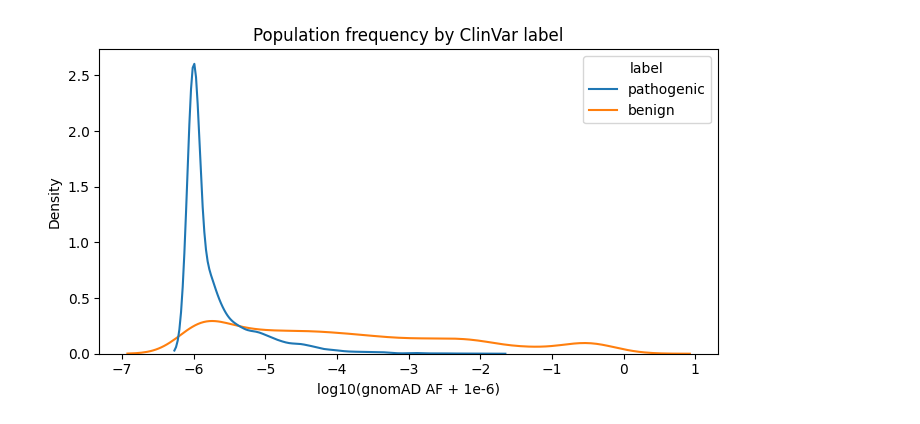
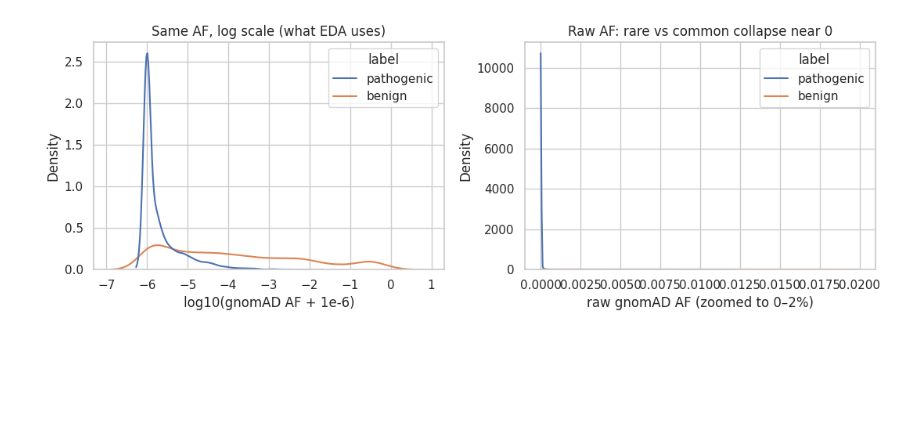
Before and after one commit to milisvitlica/clinvar-pathogenicity-classifier, a Jupyter notebook: notebooks/eda/gnomad_eda.ipynb, the cells around one changed output. Cells and saved outputs as stored; diff of their text form; code cells hidden in the pictures; blank space fills up the shorter version.

Commit message:
GnomAD EDA only.

```diff
--- a/notebooks/eda/gnomad_eda.ipynb
+++ b/notebooks/eda/gnomad_eda.ipynb
@@ -26,3 +21,17 @@ import pandas as pd
 import matplotlib.pyplot as plt
 import seaborn as sns
 from dotenv import load_dotenv
+
+load_dotenv()
+project_root = Path(os.environ["PROJECT_ROOT"])
+sys.path.insert(0, str(project_root / "src"))
+
+from features import FEATURE_COLUMNS, add_gnomad_features, prepare_modeling_frame
+from ingest_gnomad import gnomad_variant_id
+
+GNOMAD_CLEAN = project_root / "data/processed/gnomad_clean.parquet"
+JOINED = project_root / "data/processed/clinvar_uniprot_gnomad_position_matched.parquet"
+CLINVAR_CLEAN = project_root / "data/processed/clinvar_clean.parquet"
+POSITION_MATCHED = project_root / "data/processed/clinvar_uniprot_position_matched.parquet"
+
+sns.set_theme(style="whitegrid")
@@ -104,12 +310,19 @@ common_bs1               289
 # %%
-fig, ax = plt.subplots(figsize=(7, 4))
+fig, axes = plt.subplots(1, 2, figsize=(11, 4))
 sns.kdeplot(
     data=model, x="log10_gnomad_af", hue="label",
-    common_norm=False, ax=ax,
+    common_norm=False, ax=axes[0],
 )
-ax.set_xlabel("log10(gnomAD AF + 1e-6)")
-ax.set_title("Population frequency by ClinVar label")
+axes[0].set_xlabel("log10(gnomAD AF + 1e-6)")
+axes[0].set_title("Same AF, log scale (what EDA uses)")
+
+sns.kdeplot(
+    data=model, x="gnomad_af", hue="label",
+    common_norm=False, ax=axes[1], clip=(0, 0.02),
+)
+axes[1].set_xlabel("raw gnomAD AF (zoomed to 0–2%)")
+axes[1].set_title("Raw AF: rare vs common collapse near 0")
 plt.tight_layout()
 plt.show()
 # %% [output]
-[figure, old version]
+[figure, new version]
```
Also changed, not shown: parts of 31 cells of this notebook, 2 other files.
